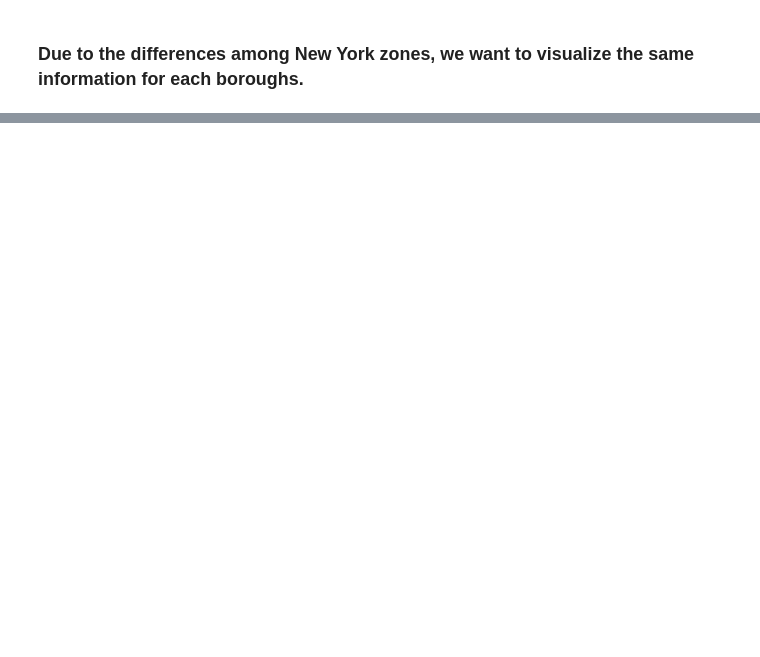
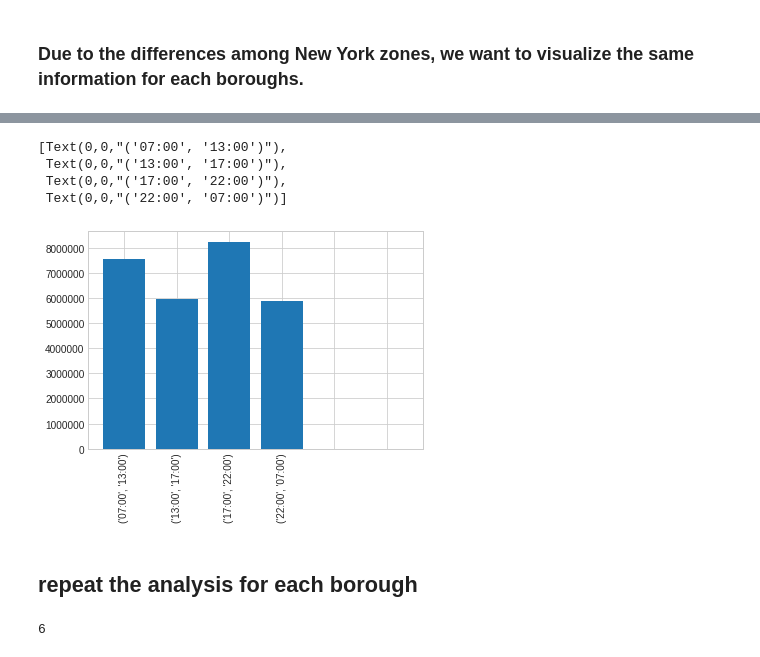
Before and after one commit to Wuj94/nyc-taxi, a Jupyter notebook: ADM_HW.ipynb, the cells around one changed output, grey strips where cells are left out. Drawn from its saved outputs; the diff is of its cells as text; code cells hidden in the pictures; blank space fills up the shorter version.

```diff
--- a/ADM_HW.ipynb
+++ b/ADM_HW.ipynb
@@ -69,0 +89,23 @@ for i in range(len(avg_trips_per_borough)):
+# %%
+fig, ax = plt.subplots()
+
+tot_passenger_count = []
+for pc in passenger_count:
+    tot_passenger_count.append(sum(pc))
+
+x_pos = np.arange(len(tot_passenger_count))
+ax.bar(x_pos, tot_passenger_count)
+ax.set_xticks(x_pos)
+ax.set_xticklabels(time_slot, rotation = 90)
+# %% [output]
+[Text(0,0,"('07:00', '13:00')"),
+ Text(0,0,"('13:00', '17:00')"),
+ Text(0,0,"('17:00', '22:00')"),
+ Text(0,0,"('22:00', '07:00')")]
+[figure, added]
+# %% [markdown]
+## repeat the analysis for each borough
+# %%
+len(passenger_count_per_borough)
+# %% [output]
+6
```
Also changed, not shown: parts of 7 cells of this notebook.
